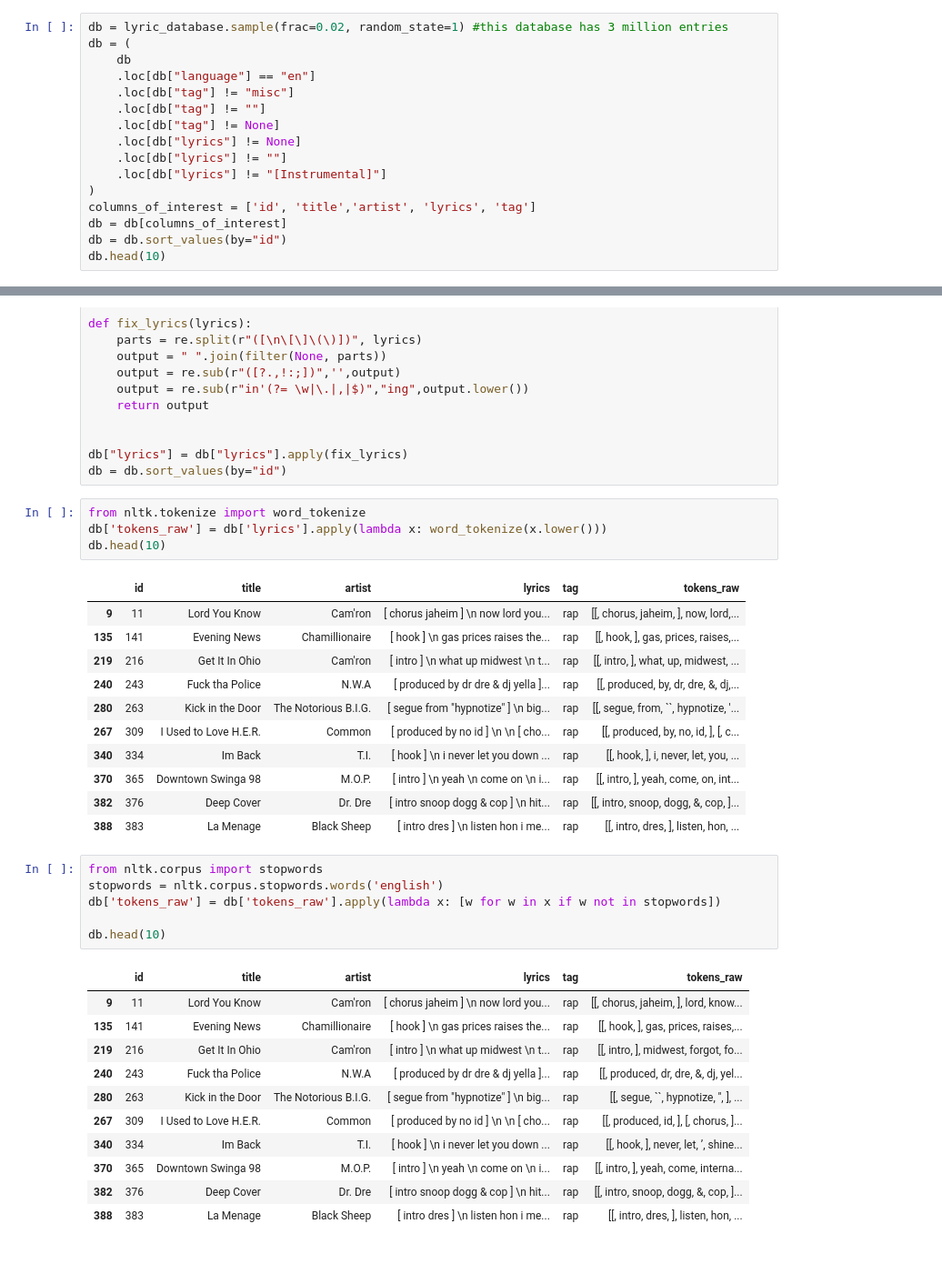
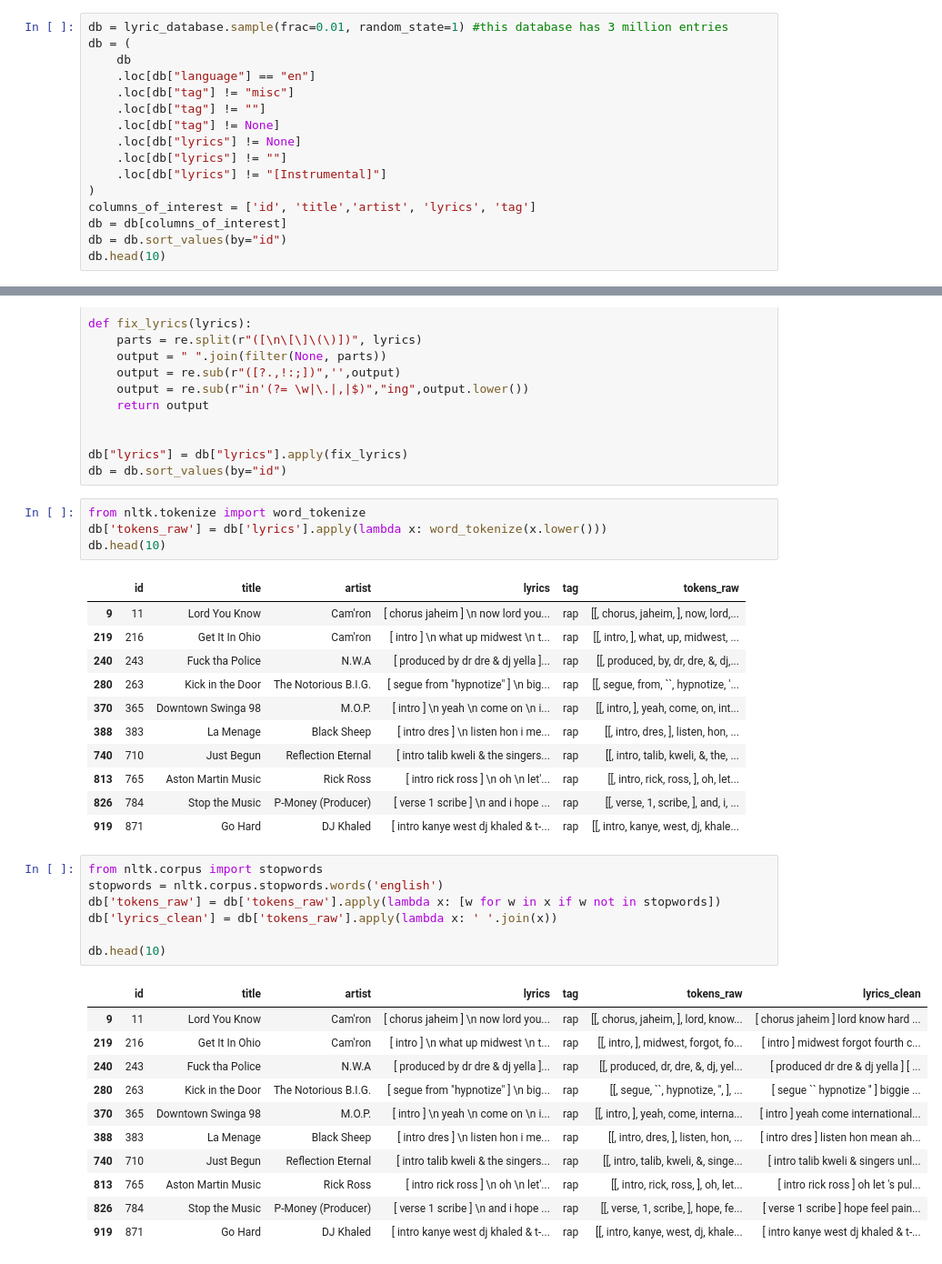
Before and after one commit to dandyjay/CS39AA-Project, a Jupyter notebook: project-part2.ipynb, the cells around one changed output, grey strips where cells are left out. Shown at 91% size. Saved outputs shown, nothing was run; the diff lists cells and outputs as text.

```diff
--- a/project-part2.ipynb
+++ b/project-part2.ipynb
@@ -29,7 +29,7 @@ lyric_database.head(5)
 | 3 | Down and Out | rap | Cam'ron | 2004 | 144404 | {"Cam\\'ron","Kanye West","Syleen... | [Produced by Kanye West and Brian... | 5 | en | en | ... |
 | 4 | Fly In | rap | Lil Wayne | 2005 | 78271 | {} | [Intro]\nSo they ask me\n"Young b... | 6 | en | en | ... |
 # %%
-db = lyric_database.sample(frac=0.02, random_state=1) #this database has 3 million entries
+db = lyric_database.sample(frac=0.01, random_state=1) #this database has 3 million entries
 db = (
     db
     .loc[db["language"] == "en"]
@@ -89,30 +89,31 @@ db.head(10)
 # %% [output]
 |  | id | title | artist | lyrics | tag | tokens_raw |
 | 9 | 11 | Lord You Know | Cam'ron | [ chorus jaheim ] \n now lord you... | rap | [[, chorus, jaheim, ], now, lord,... |
-| 135 | 141 | Evening News | Chamillionaire | [ hook ] \n gas prices raises the... | rap | [[, hook, ], gas, prices, raises,... |
 | 219 | 216 | Get It In Ohio | Cam'ron | [ intro ] \n what up midwest \n t... | rap | [[, intro, ], what, up, midwest, ... |
 | 240 | 243 | Fuck tha Police | N.W.A | [ produced by dr dre & dj yella ]... | rap | [[, produced, by, dr, dre, &, dj,... |
 | 280 | 263 | Kick in the Door | The Notorious B.I.G. | [ segue from "hypnotize" ] \n big... | rap | [[, segue, from, ``, hypnotize, '... |
-| 267 | 309 | I Used to Love H.E.R. | Common | [ produced by no id ] \n \n [ cho... | rap | [[, produced, by, no, id, ], [, c... |
-| 340 | 334 | Im Back | T.I. | [ hook ] \n i never let you down ... | rap | [[, hook, ], i, never, let, you, ... |
 | 370 | 365 | Downtown Swinga 98 | M.O.P. | [ intro ] \n yeah \n come on \n i... | rap | [[, intro, ], yeah, come, on, int... |
-| 382 | 376 | Deep Cover | Dr. Dre | [ intro snoop dogg & cop ] \n hit... | rap | [[, intro, snoop, dogg, &, cop, ]... |
 | 388 | 383 | La Menage | Black Sheep | [ intro dres ] \n listen hon i me... | rap | [[, intro, dres, ], listen, hon, ... |
+| 740 | 710 | Just Begun | Reflection Eternal | [ intro talib kweli & the singers... | rap | [[, intro, talib, kweli, &, the, ... |
+| 813 | 765 | Aston Martin Music | Rick Ross | [ intro rick ross ] \n oh \n let'... | rap | [[, intro, rick, ross, ], oh, let... |
+| 826 | 784 | Stop the Music | P-Money (Producer) | [ verse 1 scribe ] \n and i hope ... | rap | [[, verse, 1, scribe, ], and, i, ... |
+| 919 | 871 | Go Hard | DJ Khaled | [ intro kanye west dj khaled & t-... | rap | [[, intro, kanye, west, dj, khale... |
 # %%
 from nltk.corpus import stopwords
 stopwords = nltk.corpus.stopwords.words('english')
 db['tokens_raw'] = db['tokens_raw'].apply(lambda x: [w for w in x if w not in stopwords])
+db['lyrics_clean'] = db['tokens_raw'].apply(lambda x: ' '.join(x))
 
 db.head(10)
 # %% [output]
-|  | id | title | artist | lyrics | tag | tokens_raw |
-| 9 | 11 | Lord You Know | Cam'ron | [ chorus jaheim ] \n now lord you... | rap | [[, chorus, jaheim, ], lord, know... |
-| 135 | 141 | Evening News | Chamillionaire | [ hook ] \n gas prices raises the... | rap | [[, hook, ], gas, prices, raises,... |
-| 219 | 216 | Get It In Ohio | Cam'ron | [ intro ] \n what up midwest \n t... | rap | [[, intro, ], midwest, forgot, fo... |
-| 240 | 243 | Fuck tha Police | N.W.A | [ produced by dr dre & dj yella ]... | rap | [[, produced, dr, dre, &, dj, yel... |
-| 280 | 263 | Kick in the Door | The Notorious B.I.G. | [ segue from "hypnotize" ] \n big... | rap | [[, segue, ``, hypnotize, '', ], ... |
-| 267 | 309 | I Used to Love H.E.R. | Common | [ produced by no id ] \n \n [ cho... | rap | [[, produced, id, ], [, chorus, ]... |
-| 340 | 334 | Im Back | T.I. | [ hook ] \n i never let you down ... | rap | [[, hook, ], never, let, ’, shine... |
-| 370 | 365 | Downtown Swinga 98 | M.O.P. | [ intro ] \n yeah \n come on \n i... | rap | [[, intro, ], yeah, come, interna... |
-| 382 | 376 | Deep Cover | Dr. Dre | [ intro snoop dogg & cop ] \n hit... | rap | [[, intro, snoop, dogg, &, cop, ]... |
-| 388 | 383 | La Menage | Black Sheep | [ intro dres ] \n listen hon i me... | rap | [[, intro, dres, ], listen, hon, ... |
+|  | id | title | artist | lyrics | tag | tokens_raw | lyrics_clean |
+| 9 | 11 | Lord You Know | Cam'ron | [ chorus jaheim ] \n now lord you... | rap | [[, chorus, jaheim, ], lord, know... | [ chorus jaheim ] lord know hard ... |
+| 219 | 216 | Get It In Ohio | Cam'ron | [ intro ] \n what up midwest \n t... | rap | [[, intro, ], midwest, forgot, fo... | [ intro ] midwest forgot fourth c... |
+| 240 | 243 | Fuck tha Police | N.W.A | [ produced by dr dre & dj yella ]... | rap | [[, produced, dr, dre, &, dj, yel... | [ produced dr dre & dj yella ] [ ... |
+| 280 | 263 | Kick in the Door | The Notorious B.I.G. | [ segue from "hypnotize" ] \n big... | rap | [[, segue, ``, hypnotize, '', ], ... | [ segue `` hypnotize '' ] biggie ... |
+| 370 | 365 | Downtown Swinga 98 | M.O.P. | [ intro ] \n yeah \n come on \n i... | rap | [[, intro, ], yeah, come, interna... | [ intro ] yeah come international... |
+| 388 | 383 | La Menage | Black Sheep | [ intro dres ] \n listen hon i me... | rap | [[, intro, dres, ], listen, hon, ... | [ intro dres ] listen hon mean ah... |
+| 740 | 710 | Just Begun | Reflection Eternal | [ intro talib kweli & the singers... | rap | [[, intro, talib, kweli, &, singe... | [ intro talib kweli & singers unl... |
+| 813 | 765 | Aston Martin Music | Rick Ross | [ intro rick ross ] \n oh \n let'... | rap | [[, intro, rick, ross, ], oh, let... | [ intro rick ross ] oh let 's pul... |
+| 826 | 784 | Stop the Music | P-Money (Producer) | [ verse 1 scribe ] \n and i hope ... | rap | [[, verse, 1, scribe, ], hope, fe... | [ verse 1 scribe ] hope feel pain... |
+| 919 | 871 | Go Hard | DJ Khaled | [ intro kanye west dj khaled & t-... | rap | [[, intro, kanye, west, dj, khale... | [ intro kanye west dj khaled & t-... |
```
Also changed, not shown: parts of 10 cells of this notebook.
